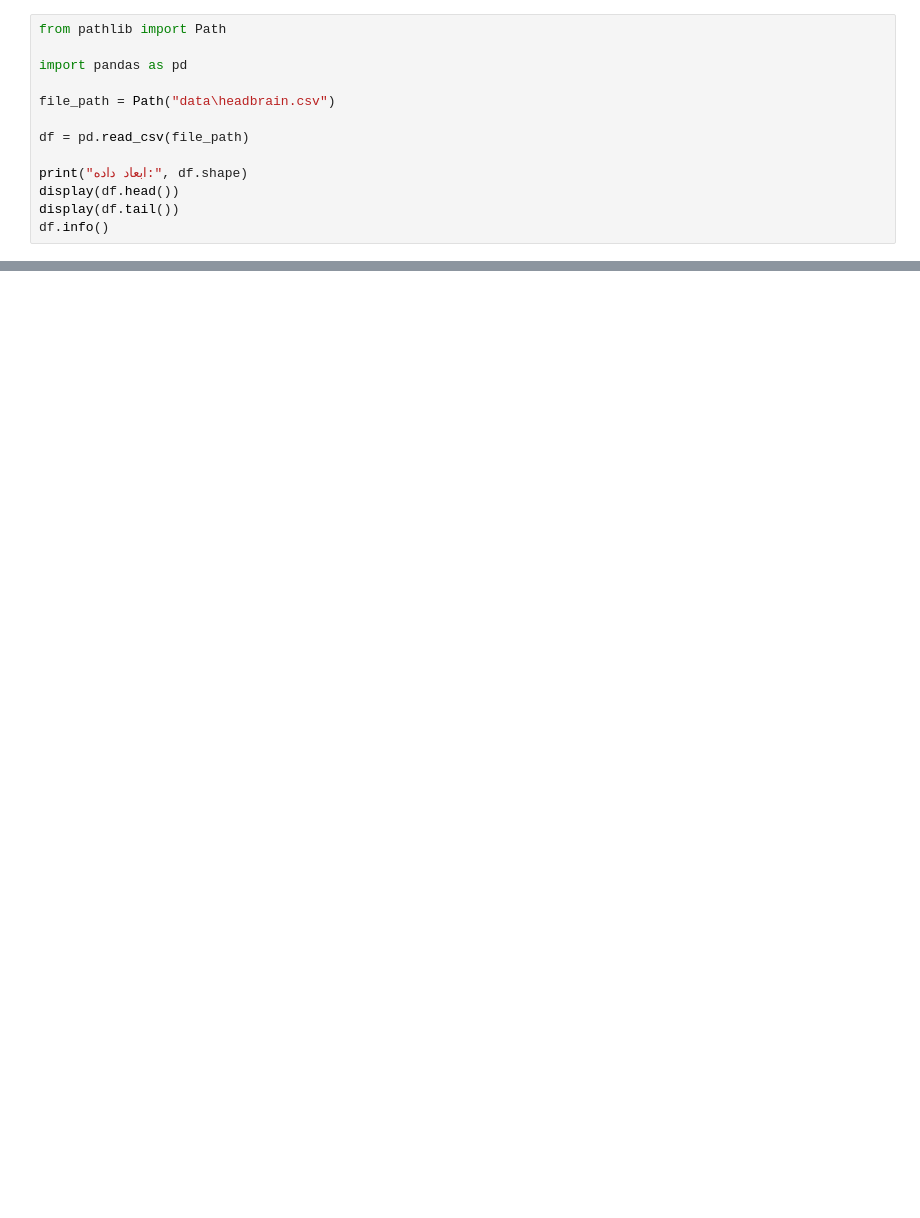
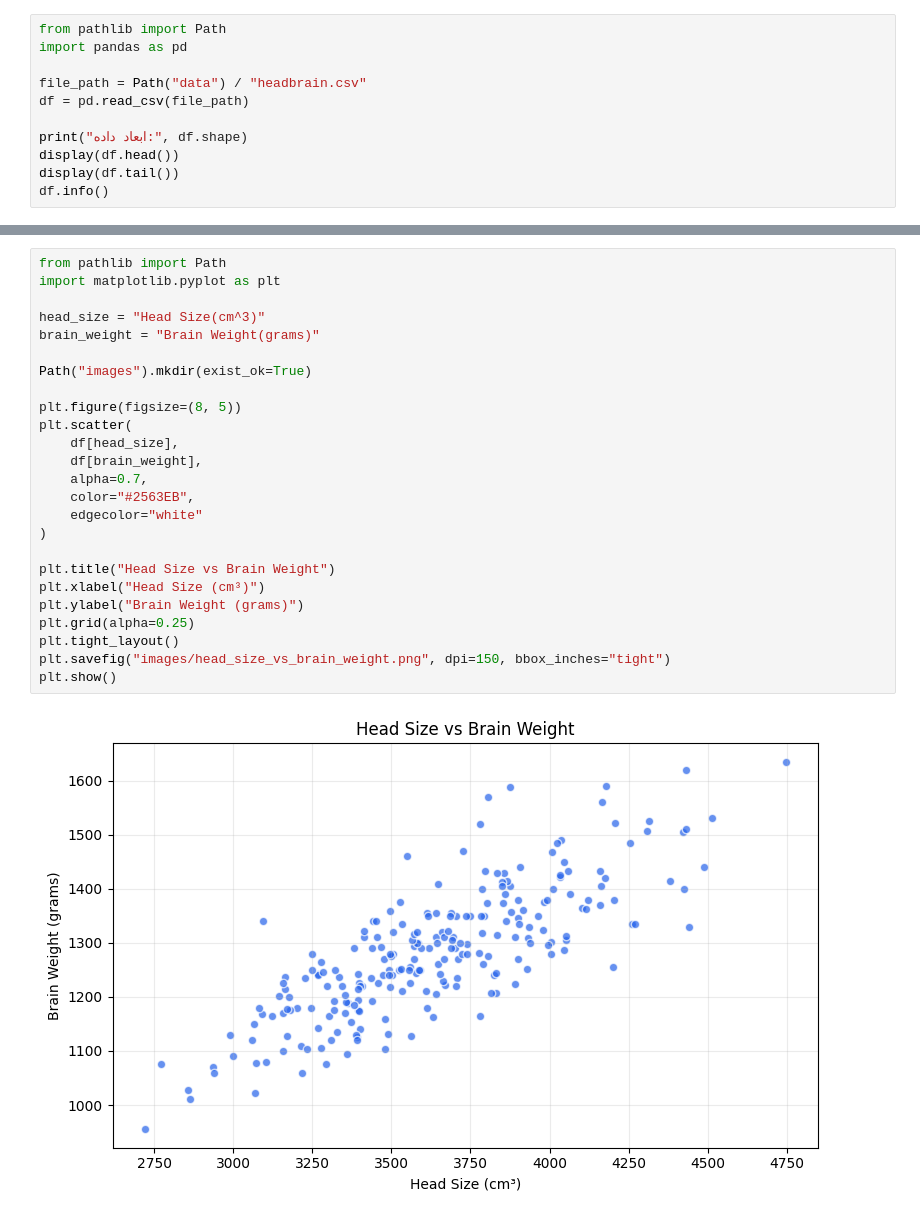
Before and after one commit to Abolfazl0938/head-brain-regression, a Jupyter notebook: head_brain_analysis.ipynb, the cells around one changed output, grey strips where cells are left out. Cells and saved outputs as stored; diff of their text form; blank space fills up the shorter version.

```diff
--- a/head_brain_analysis.ipynb
+++ b/head_brain_analysis.ipynb
@@ -1,10 +1,8 @@
 # %%
 from pathlib import Path
-
 import pandas as pd
 
-file_path = Path("data\headbrain.csv")
-
+file_path = Path("data") / "headbrain.csv"
 df = pd.read_csv(file_path)
 
 print("ابعاد داده:", df.shape)
@@ -15,0 +106,27 @@ FileNotFoundError: [Errno 2] No such file or directory: 'data\\headbrains.csv'
+# %%
+from pathlib import Path
+import matplotlib.pyplot as plt
+
+head_size = "Head Size(cm^3)"
+brain_weight = "Brain Weight(grams)"
+
+Path("images").mkdir(exist_ok=True)
+
+plt.figure(figsize=(8, 5))
+plt.scatter(
+    df[head_size],
+    df[brain_weight],
+    alpha=0.7,
+    color="#2563EB",
+    edgecolor="white"
+)
+
+plt.title("Head Size vs Brain Weight")
+plt.xlabel("Head Size (cm³)")
+plt.ylabel("Brain Weight (grams)")
+plt.grid(alpha=0.25)
+plt.tight_layout()
+plt.savefig("images/head_size_vs_brain_weight.png", dpi=150, bbox_inches="tight")
+plt.show()
+# %% [output]
+[figure, added]
```
Also changed, not shown: parts of 10 cells of this notebook.
